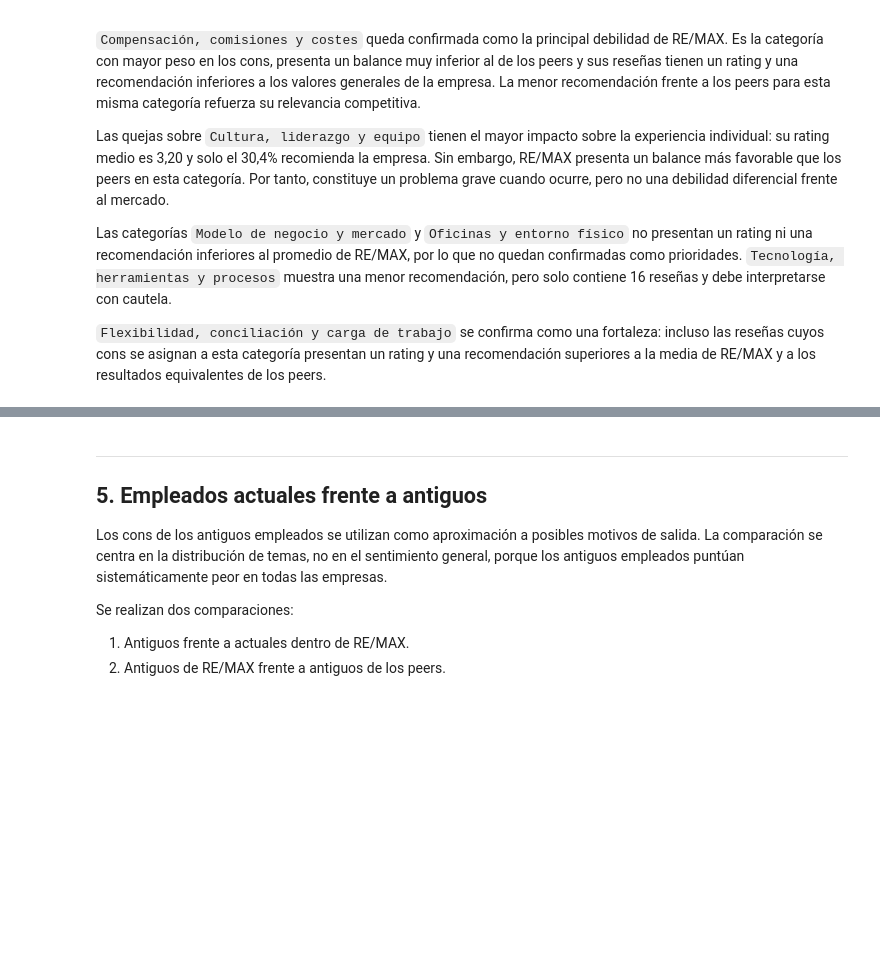
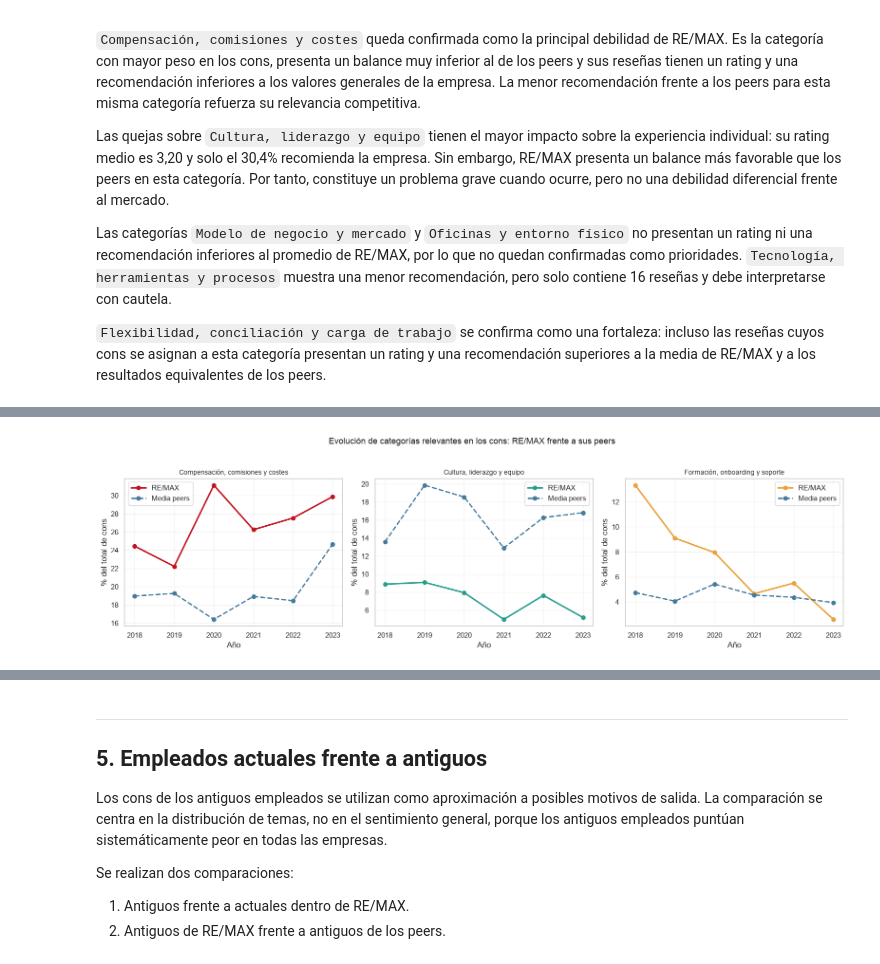
Before and after one commit to JOBdeini/remax-glassdoor-nlp-analysis, a Jupyter notebook: notebooks/analisis_remax_glassdoor.ipynb, the cells around one changed output, grey strips where cells are left out. Cells and saved outputs as stored; diff of their text form; code cells hidden in the pictures; blank space fills up the shorter version.

Commit message:
Add temporal tenure and recommendation analyses

```diff
--- a/notebooks/analisis_remax_glassdoor.ipynb
+++ b/notebooks/analisis_remax_glassdoor.ipynb
@@ -1874,0 +1998,64 @@ superiores a la media de RE/MAX y a los resultados equivalentes de los peers.
+# %%
+# Visualización de la evolución temporal de las categorías seleccionadas
+
+colores_temporales = {
+    COMPENSACION: '#C1121F',
+    CULTURA: '#2A9D8F',
+    FORMACION: '#E9A23B',
+}
+
+fig, axes = plt.subplots(
+    1,
+    len(CATEGORIAS_EVOLUCION),
+    figsize=(16, 4.5),
+    sharex=True,
+)
+
+for ax, categoria in zip(axes, CATEGORIAS_EVOLUCION):
+    datos_categoria = (
+        evolucion_temporal_categorias[
+            evolucion_temporal_categorias['categoria_cons'].eq(categoria)
+        ]
+        .sort_values('anio')
+    )
+
+    ax.plot(
+        datos_categoria['anio'],
+        datos_categoria['RE/MAX (%)'],
+        marker='o',
+        linewidth=2.3,
+        color=colores_temporales[categoria],
+        label='RE/MAX',
+    )
+    ax.plot(
+        datos_categoria['anio'],
+        datos_categoria['Media peers (%)'],
+        marker='o',
+        linewidth=2,
+        linestyle='--',
+        color='#457B9D',
+        label='Media peers',
+    )
+
+    ax.set_title(categoria, fontsize=10)
+    ax.set_xlabel('Año')
+    ax.set_ylabel('% del total de cons')
+    ax.grid(alpha=0.25)
+    ax.legend()
+
+fig.suptitle(
+    'Evolución de categorías relevantes en los cons: RE/MAX frente a sus peers',
+    fontsize=13,
+    y=1.03,
+)
+plt.tight_layout()
+
+fig.savefig(
+    IMAGES_DIR / 'evolucion_temporal_categorias_remax_vs_peers.png',
+    dpi=160,
+    bbox_inches='tight',
+)
+
+plt.show()
+# %% [output]
+[figure, added]
```
Also changed, not shown: parts of 18 cells of this notebook, 9 other files.
